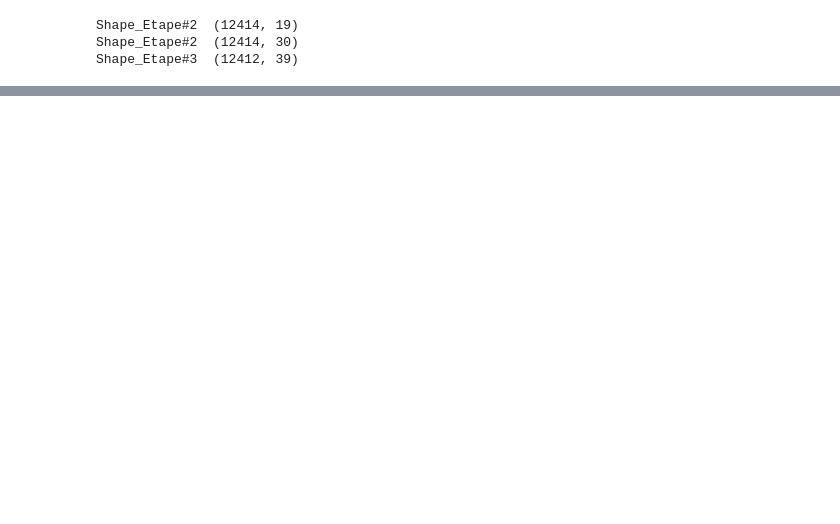
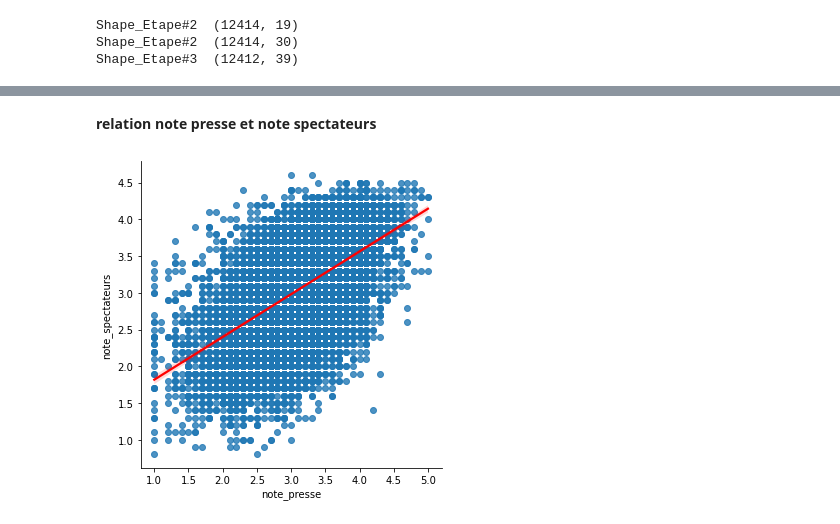
Before and after one commit to Sylvain062/Model-Cinema, a Jupyter notebook: Projet cinema preprocessing.ipynb, the cells around one changed output, grey strips where cells are left out. Saved outputs shown, nothing was run; the diff lists cells and outputs as text; code cells hidden in the pictures; blank space fills up the shorter version.

```diff
--- a/Projet cinema preprocessing.ipynb
+++ b/Projet cinema preprocessing.ipynb
@@ -125,0 +175,6 @@ Shape_Etape#3  (12412, 39)
+# %% [markdown]
+**relation note presse et note spectateurs**
+# %%
+sns.lmplot(x='note_presse',y='note_spectateurs',data=df,ci=100,line_kws={'color': 'red'},);
+# %% [output]
+[figure, added]
```
Also changed, not shown: parts of 6 cells of this notebook.
